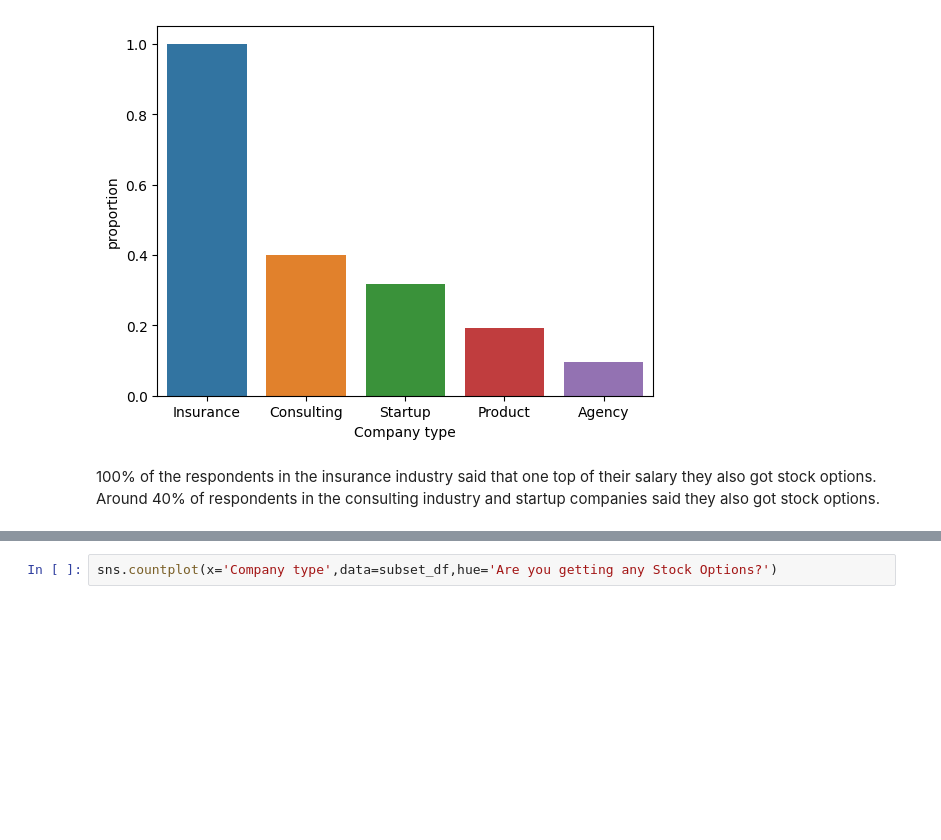
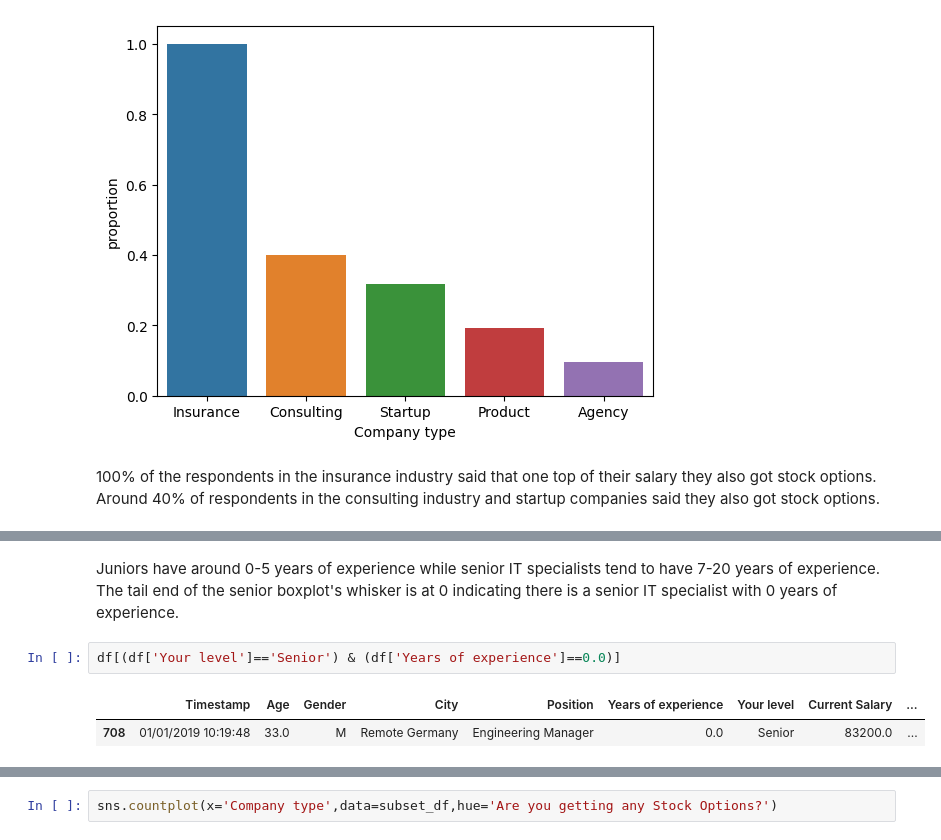
Before and after one commit to NajibAdan/DSEA_Hackathon, a Jupyter notebook: task_3/2018_eda.ipynb, the cells around one changed output, grey strips where cells are left out. Cells and saved outputs as stored; diff of their text form; blank space fills up the shorter version.

```diff
--- a/task_3/2018_eda.ipynb
+++ b/task_3/2018_eda.ipynb
@@ -474,0 +454,7 @@ Name: count, dtype: int64
+# %% [markdown]
+Juniors have around 0-5 years of experience while senior IT specialists tend to have 7-20 years of experience. The tail end of the senior boxplot's whisker is at 0 indicating there is a senior IT specialist with 0 years of experience.
+# %%
+df[(df['Your level']=='Senior') & (df['Years of experience']==0.0)]
+# %% [output]
+|  | Timestamp | Age | Gender | City | Position | Years of experience | Your level | Current Salary | ... |
+| 708 | 01/01/2019 10:19:48 | 33.0 | M | Remote Germany | Engineering Manager | 0.0 | Senior | 83200.0 | ... |
```
Also changed, not shown: parts of 7 cells of this notebook.
